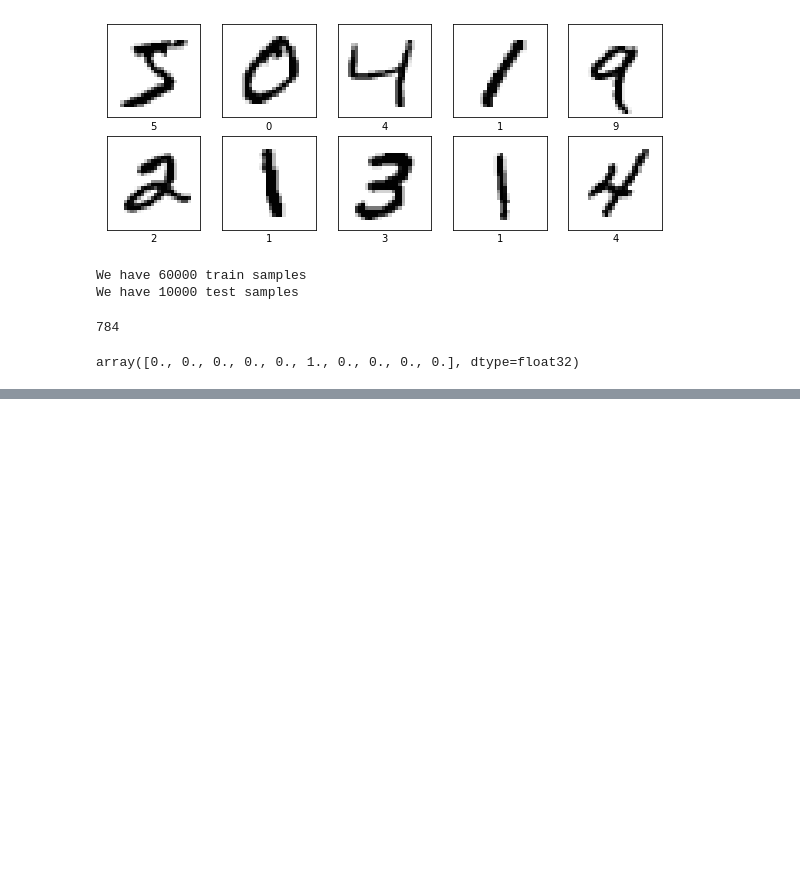
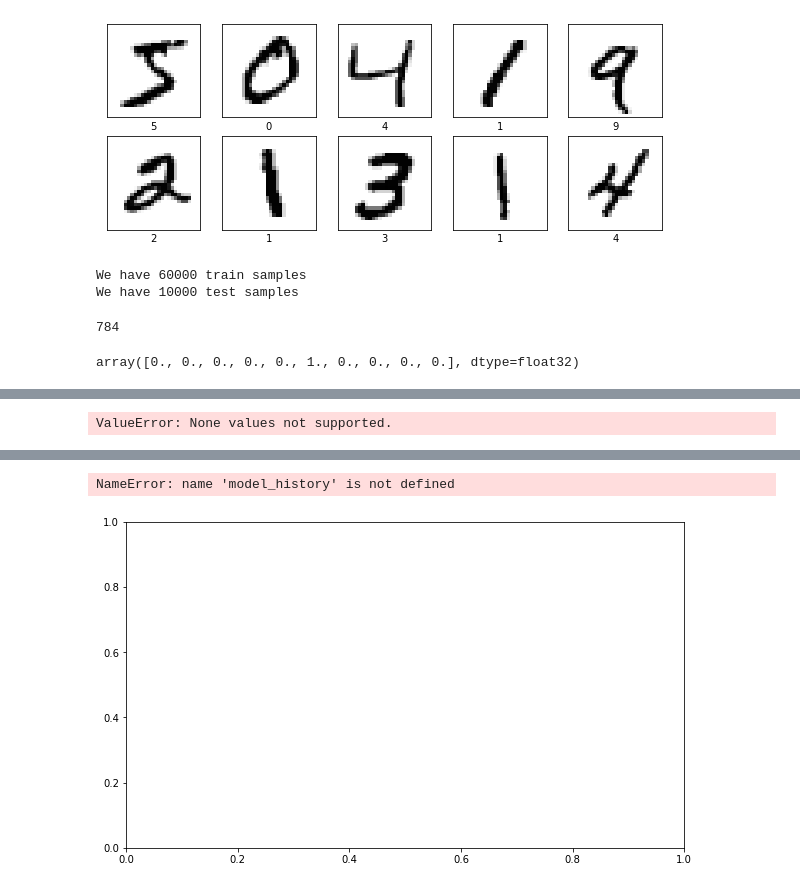
Before and after one commit to aishanaz2984/Solar-Panel-Monitoring, a Jupyter notebook: Artificial Landscape.ipynb, the cells around one changed output, grey strips where cells are left out. Saved outputs shown, nothing was run; the diff lists cells and outputs as text; code cells hidden in the pictures; blank space fills up the shorter version.

```diff
--- a/Artificial Landscape.ipynb
+++ b/Artificial Landscape.ipynb
@@ -248,0 +251,46 @@ Epoch 60/60
+# %%
+# build the model
+input_dim = x_train.shape[1]
+
+model = Sequential()
+model.add(Dense(64, activation=tf.nn.relu, kernel_initializer='uniform',
+                input_dim = input_dim)) # fully-connected layer with 64 hidden units
+model.add(Dropout(0.1))
+model.add(Dense(64, kernel_initializer='uniform', activation=tf.nn.relu))
+model.add(Dense(num_classes, kernel_initializer='uniform', activation=tf.nn.softmax))
+
+# defining the parameters for RMSprop (I used the keras defaults here)
+rms = RMSprop(lr=0.001, rho=0.9, epsilon=None, decay=0.0)
+
+model.compile(loss='categorical_crossentropy',
+              optimizer=rms,
+              metrics=['acc'])
+# %%
+%%time
+batch_size = input_dim
+epochs = 60
+
+model_history = model.fit(x_train, y_train, batch_size=batch_size, epochs=epochs, verbose=1, validation_data=(x_test, y_test))
+# %% [output]
+ValueError: None values not supported.
+# %%
+score = model.evaluate(x_test, y_test, verbose=0)
+print('Test loss:', score[0])
+print('Test accuracy:', score[1])
+
+fig, ax = plt.subplots(1, 1, figsize=(10,6))
+ax.plot(np.sqrt(model_history.history['acc']), 'r', label='train_acc')
+ax.plot(np.sqrt(model_history.history['val_acc']), 'b' ,label='val_acc')
+ax.set_xlabel(r'Epoch', fontsize=20)
+ax.set_ylabel(r'Accuracy', fontsize=20)
+ax.legend()
+ax.tick_params(labelsize=20)
+
+fig, ax = plt.subplots(1, 1, figsize=(10,6))
+ax.plot(np.sqrt(model_history.history['loss']), 'r', label='train')
+ax.plot(np.sqrt(model_history.history['val_loss']), 'b' ,label='val')
+ax.set_xlabel(r'Epoch', fontsize=20)
+ax.set_ylabel(r'Loss', fontsize=20)
+ax.legend()
+ax.tick_params(labelsize=20)
+# %% [output]
@@ -248,0 +299,2 @@ Epoch 60/60
+NameError: name 'model_history' is not defined
+[figure, added]
```
Also changed, not shown: parts of 14 cells of this notebook, 1 other file.
